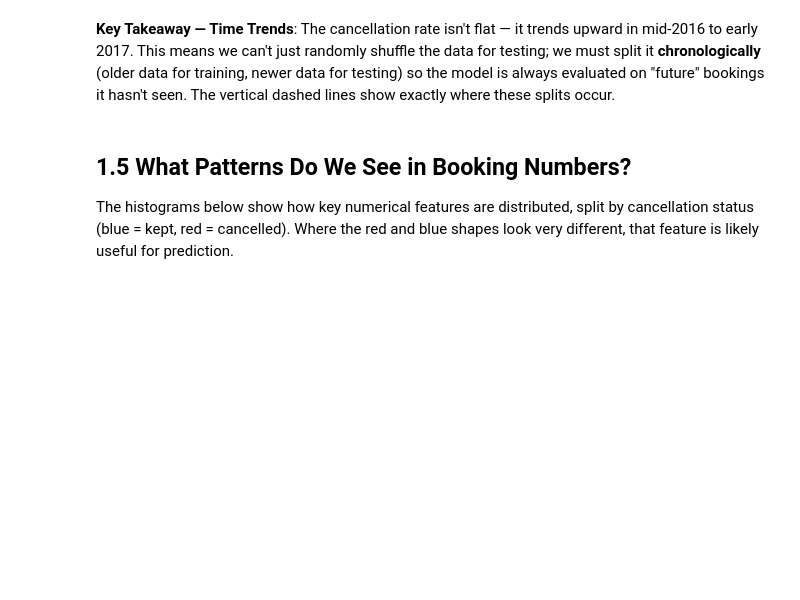
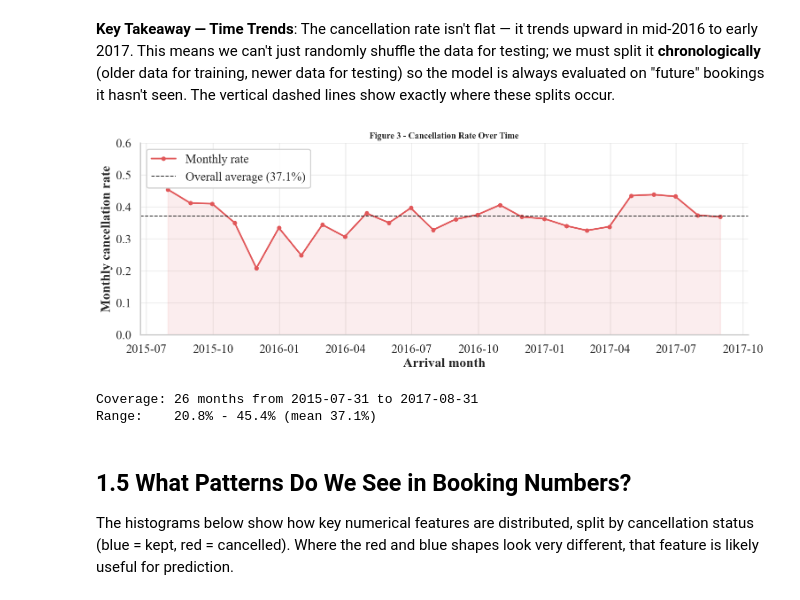
Before and after one commit to Dirkiee09/hotel-cancellation-prediction, a Jupyter notebook: notebooks/01_eda.ipynb, the cells around one changed output. Saved outputs shown, nothing was run; the diff lists cells and outputs as text; code cells hidden in the pictures; blank space fills up the shorter version.

```diff
--- a/notebooks/01_eda.ipynb
+++ b/notebooks/01_eda.ipynb
@@ -121,6 +155,46 @@ The chart below shows the monthly cancellation rate (blue line with grey confide
 This uses the pre-built `plot_monthly_trend()` from `notebook_utils`.
 # %% [markdown]
 **Key Takeaway — Time Trends**: The cancellation rate isn't flat — it trends upward in mid-2016 to early 2017. This means we can't just randomly shuffle the data for testing; we must split it **chronologically** (older data for training, newer data for testing) so the model is always evaluated on "future" bookings it hasn't seen. The vertical dashed lines show exactly where these splits occur.
+# %%
+# Monthly cancellation rate - justifies the chronological train/val/test split.
+from src.features.build import add_arrival_date
+
+df_dated = df.copy()
+df_dated["_arrival_date"] = add_arrival_date(df_dated)
+monthly = (
+    df_dated.set_index("_arrival_date")
+    .groupby(pd.Grouper(freq="ME"))[TARGET_COL]
+    .agg(["mean", "count"])
+    .rename(columns={"mean": "cancel_rate", "count": "n"})
+    .dropna()
+)
+overall_rate = df[TARGET_COL].mean()
+
+fig, ax = plt.subplots(figsize=(13, 5))
+ax.plot(monthly.index, monthly["cancel_rate"], color="#e15759", linewidth=2.2,
+        marker="o", markersize=5, label="Monthly rate")
+ax.fill_between(monthly.index, 0, monthly["cancel_rate"], color="#e15759", alpha=0.10)
+ax.axhline(overall_rate, color="#333333", linestyle="--", linewidth=1.2,
+           label=f"Overall average ({overall_rate:.1%})")
+ax.set_ylim(0, max(0.6, monthly["cancel_rate"].max() * 1.12))
+ax.set_ylabel("Monthly cancellation rate")
+ax.set_xlabel("Arrival month")
+ax.set_title("Figure 3 - Cancellation Rate Over Time",
+             fontsize=12, fontweight="bold")
+ax.legend(loc="upper left", framealpha=0.92)
+ax.grid(True, alpha=0.3)
+fig.tight_layout()
+save_thesis_figure(fig, 3, "monthly_cancel_rate_trend", FIG_DIR)
+plt.show()
+
+print(f"Coverage: {len(monthly)} months from {monthly.index.min().date()} "
+      f"to {monthly.index.max().date()}")
+print(f"Range:    {monthly['cancel_rate'].min():.1%} - "
+      f"{monthly['cancel_rate'].max():.1%} (mean {overall_rate:.1%})")
+# %% [output]
+[figure, added]
+Coverage: 26 months from 2015-07-31 to 2017-08-31
+Range:    20.8% - 45.4% (mean 37.1%)
 # %% [markdown]
 ## 1.5 What Patterns Do We See in Booking Numbers?
 
```
Also changed, not shown: parts of 8 cells of this notebook, 2 other files.
